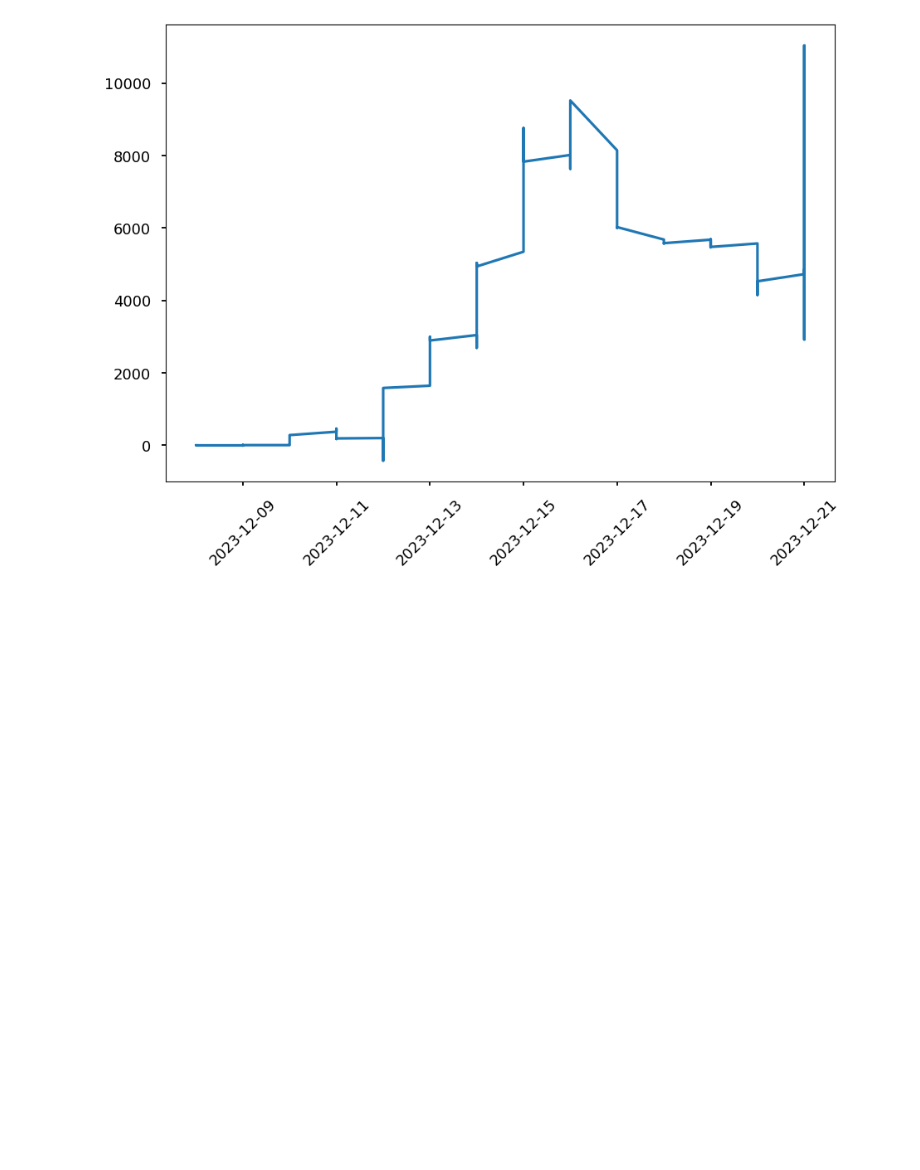
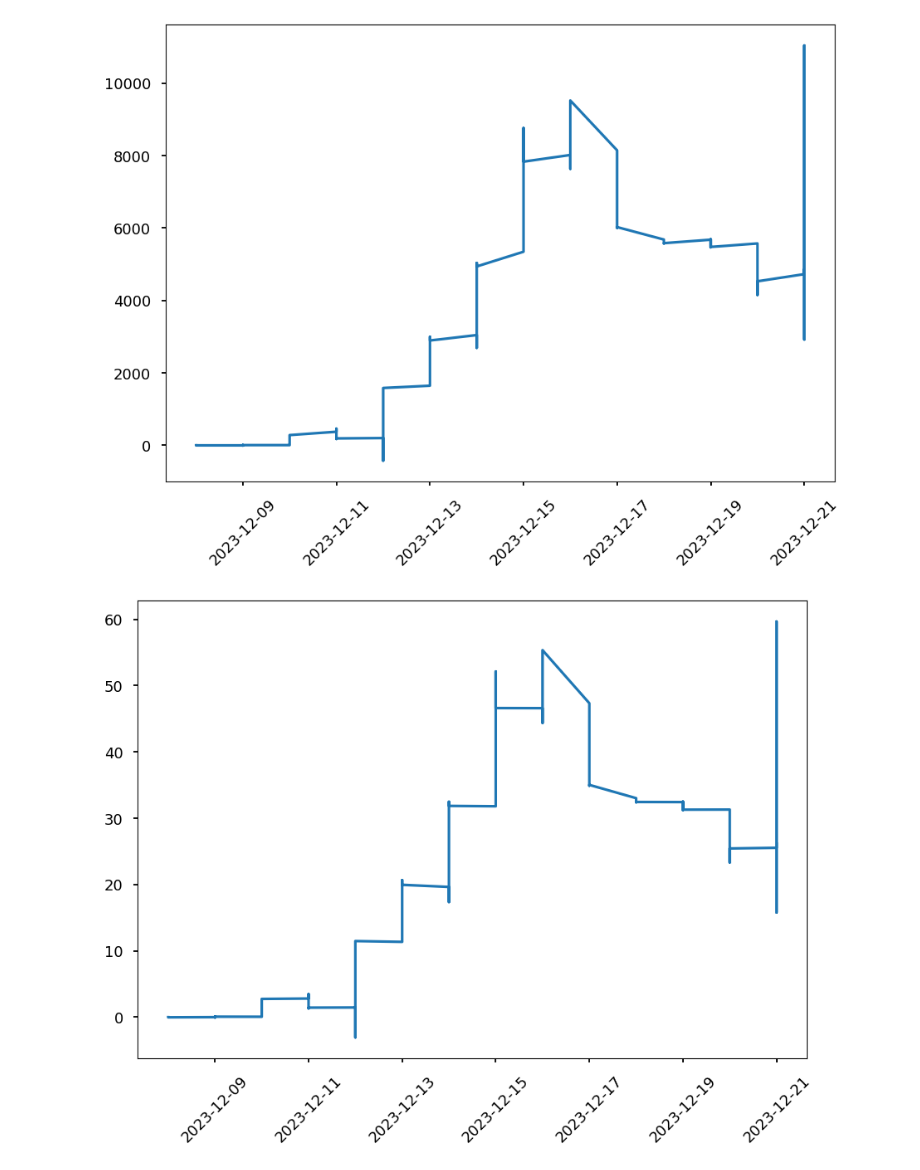
Before and after one commit to LucaTeodorescu/pathofexile-accounting, a Jupyter notebook: exploration.ipynb, the cells around one changed output. Drawn from its saved outputs; the diff is of its cells as text; code cells hidden in the pictures; blank space fills up the shorter version.

Commit message:
test: added plotfunction and plotted each players

```diff
--- a/exploration.ipynb
+++ b/exploration.ipynb
@@ -256,3 +256,30 @@ plt.plot_date(dates, CurrencySeriesLuac, linestyle='solid', marker='None')
 # %% [output]
 [<matplotlib.lines.Line2D at 0x...>]
 [figure]
+# %%
+# Function to plot the evolution of a players contribution to the guild stash's currencies (div and chaos)
+
+def plotPlayerContribution(playerName):
+    df_DiffPlayer = df_Diff[df_Diff["Account"] == playerName].fillna(0)
+    df_SummedPlayer = df_DiffPlayer.drop(["Datetime", "Account", "Date"], axis=1)
+    df_SummedPlayer.reset_index(drop=True, inplace=True)
+
+    for index, row in df_SummedPlayer.iterrows():
+        if index != 0:
+            df_SummedPlayer.iloc[index] = df_SummedPlayer.iloc[index-1] + df_SummedPlayer.iloc[index]
+
+    SeriesDates = df_DiffPlayer["Date"]
+    SeriesDates.reset_index(drop=True, inplace=True)
+
+    df_SummedPlayer["Date"] = SeriesDates
+
+    CurrencySeriesPlayer = df_SummedPlayer["Chaos Orb"] / df_SummedPlayer["Date"].apply(getDivineRatio) + df_SummedPlayer["Divine Orb"]
+
+    dates = mdates.date2num(df_DiffPlayer["Date"])
+    plt.style.use('seaborn-talk')
+    plt.xticks(rotation=45)
+    plt.plot_date(dates, CurrencySeriesPlayer, linestyle='solid', marker='None')
+# %%
+plotPlayerContribution("ErZil")
+# %% [output]
+[figure, added]
```
Also changed, not shown: parts of 4 cells of this notebook.
